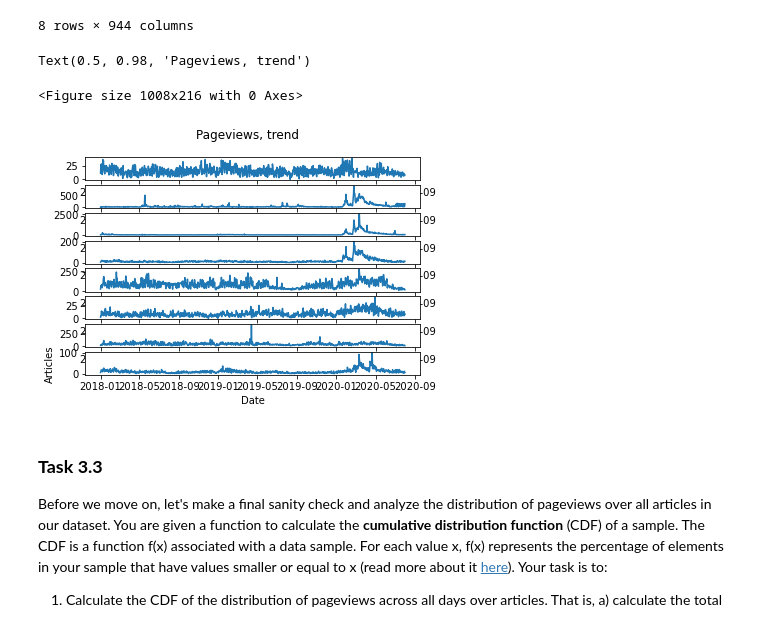
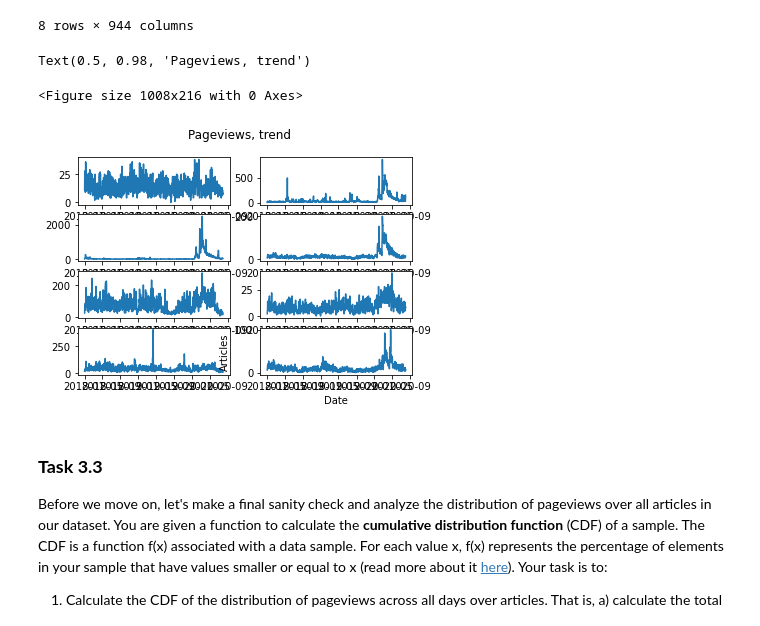
Before and after one commit to Rlee00/2020, a Jupyter notebook: Homework/01 - Pandas Data Wrangling and Data Viz/hw1.ipynb, the cells around one changed output. Saved outputs shown, nothing was run; the diff lists cells and outputs as text; code cells hidden in the pictures.

```diff
--- a/Homework/01 - Pandas Data Wrangling and Data Viz/hw1.ipynb
+++ b/Homework/01 - Pandas Data Wrangling and Data Viz/hw1.ipynb
@@ -263,22 +265,23 @@ virus_articles
 # %%
 import matplotlib.pyplot as plt
 plt.figure(figsize=(14,3)) # change this if needed
 ### ~ 3.2.2
 ### Your code here! ###
 virus_articles_no_ind = virus_articles.drop(['index'], axis=1)
 virus_articles_no_ind.columns = pd.to_datetime(virus_articles_no_ind.columns)
 
-fig, axs = plt.subplots(8)
+fig, ax = plt.subplots(nrows=4, ncols=2)
+ax= ax.ravel()
 for i in range(8):
-    axs[i].plot(virus_articles_no_ind.iloc[i])
+    ax[i].plot(virus_articles_no_ind.iloc[i])
 
 plt.xlabel('Date')
 plt.ylabel('Articles')
 fig.suptitle('Pageviews, trend')
 # %% [output]
 Text(0.5, 0.98, 'Pageviews, trend')
 <Figure size 1008x216 with 0 Axes>
-[figure, old version]
+[figure, new version]
 # %%
 ### ~ 3.2.3
 ### Your text here! ###
```
Also changed, not shown: parts of 19 cells of this notebook, 5 other files.
